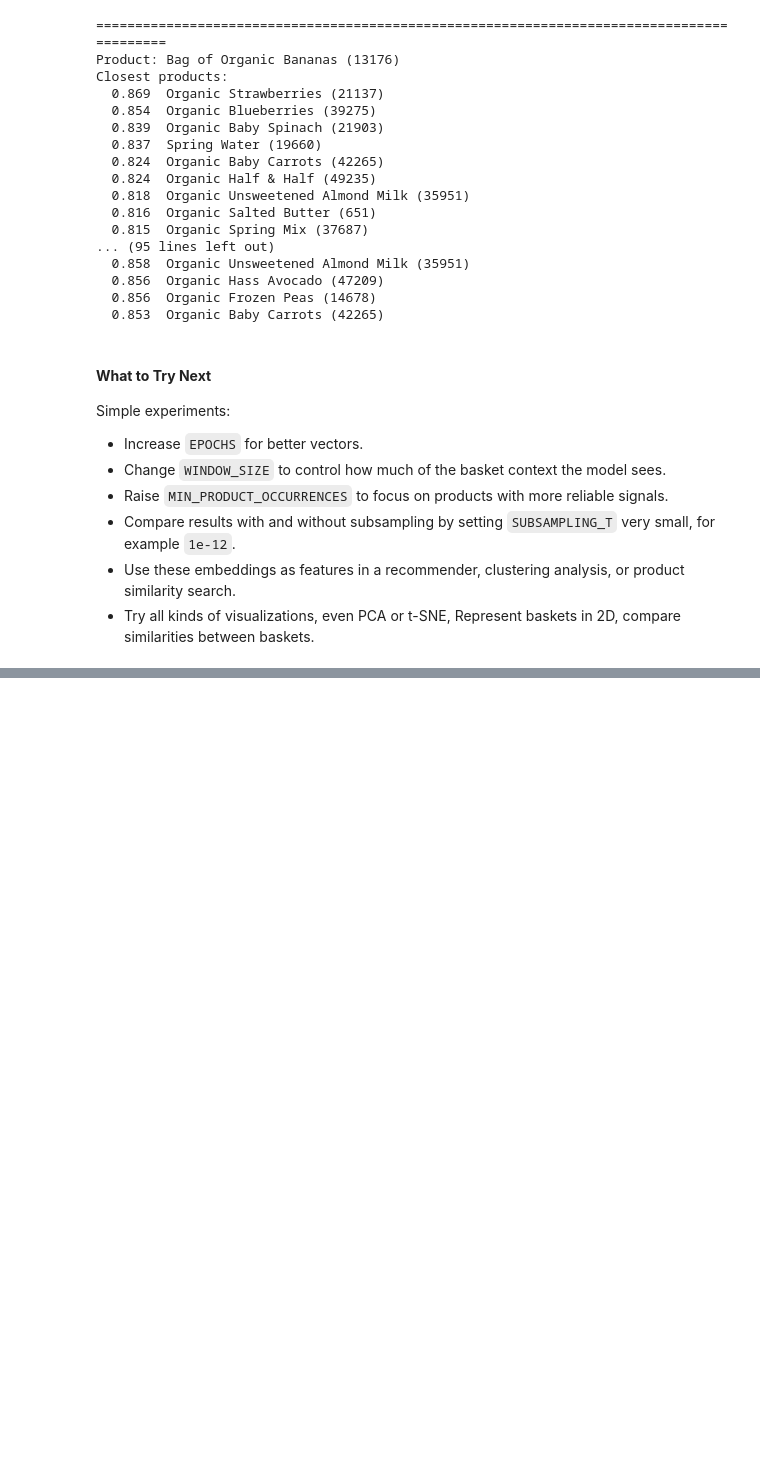
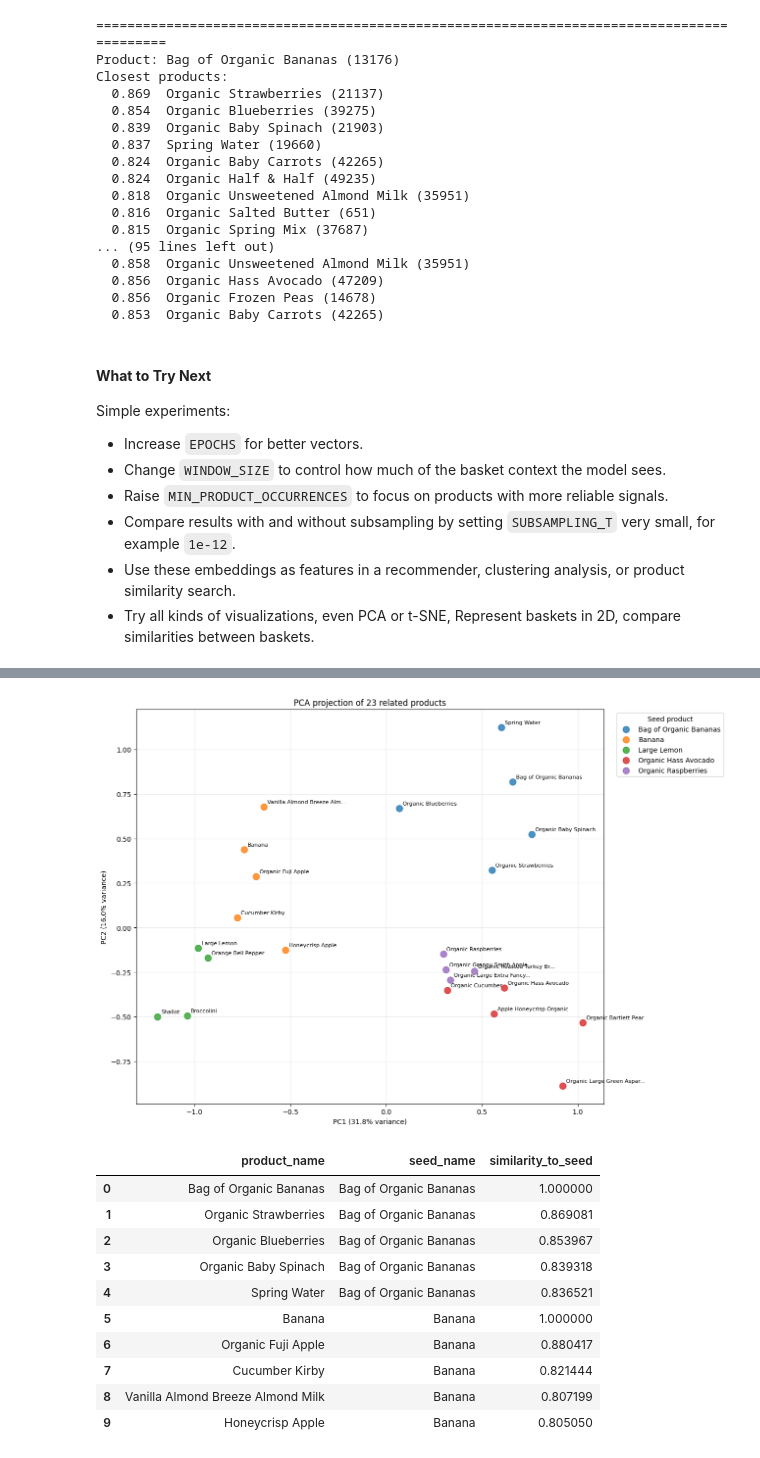
Before and after one commit to castorgit/AI_for_retail, a Jupyter notebook: 10_Product_embeddings/30_basket_analysis_INSTACART.ipynb, the cells around one changed output, grey strips where cells are left out. Cells and saved outputs as stored; diff of their text form; code cells hidden in the pictures; blank space fills up the shorter version.

Commit message:
new visual

```diff
--- a/10_Product_embeddings/30_basket_analysis_INSTACART.ipynb
+++ b/10_Product_embeddings/30_basket_analysis_INSTACART.ipynb
@@ -303,0 +329,65 @@ Simple experiments:
+# %%
+# Pick 5 popular seed products and gather 4 nearest neighbours for each one
+seed_product_ids = query_product_ids[:5]
+products_per_seed = 4
+
+selected_rows = []
+seen_product_ids = set()
+
+for seed_id in seed_product_ids:
+    seed_token = str(seed_id)
+    seed_name = product_names.get(seed_id, f"product_id={seed_id}")
+    candidates = [(seed_token, 1.0)] + model.wv.most_similar(seed_token, topn=products_per_seed)
+
+    for token, similarity in candidates:
+        product_id = int(token)
+        if product_id in seen_product_ids:
+            continue
+        seen_product_ids.add(product_id)
+        selected_rows.append({
+            "product_id": product_id,
+            "product_name": product_names.get(product_id, f"product_id={product_id}"),
+            "seed_name": seed_name,
+            "similarity_to_seed": similarity,
+        })
+
+selected_products = pd.DataFrame(selected_rows)
+selected_vectors = np.vstack([model.wv[str(pid)] for pid in selected_products["product_id"]])
+
+# Project the selected product embeddings into 2 dimensions
+pca = PCA(n_components=2, random_state=RANDOM_SEED)
+coords_2d = pca.fit_transform(selected_vectors)
+selected_products[["pca_1", "pca_2"]] = coords_2d
+
+plt.figure(figsize=(13, 9))
+for seed_name, group in selected_products.groupby("seed_name"):
+    plt.scatter(group["pca_1"], group["pca_2"], s=90, alpha=0.8, label=seed_name)
+
+for _, row in selected_products.iterrows():
+    label = row["product_name"]
+    if len(label) > 28:
+        label = label[:25] + "..."
+    plt.annotate(label, (row["pca_1"], row["pca_2"]), xytext=(5, 5), textcoords="offset points", fontsize=8)
+
+plt.title(f"PCA projection of {len(selected_products)} related products")
+plt.xlabel(f"PC1 ({pca.explained_variance_ratio_[0]:.1%} variance)")
+plt.ylabel(f"PC2 ({pca.explained_variance_ratio_[1]:.1%} variance)")
+plt.legend(title="Seed product", bbox_to_anchor=(1.02, 1), loc="upper left")
+plt.grid(alpha=0.25)
+plt.tight_layout()
+plt.show()
+
+selected_products[["product_name", "seed_name", "similarity_to_seed"]].head(10)
+# %% [output]
+[figure, added]
+|  | product_name | seed_name | similarity_to_seed |
+| 0 | Bag of Organic Bananas | Bag of Organic Bananas | 1.000000 |
+| 1 | Organic Strawberries | Bag of Organic Bananas | 0.869081 |
+| 2 | Organic Blueberries | Bag of Organic Bananas | 0.853967 |
+| 3 | Organic Baby Spinach | Bag of Organic Bananas | 0.839318 |
+| 4 | Spring Water | Bag of Organic Bananas | 0.836521 |
+| 5 | Banana | Banana | 1.000000 |
+| 6 | Organic Fuji Apple | Banana | 0.880417 |
+| 7 | Cucumber Kirby | Banana | 0.821444 |
+| 8 | Vanilla Almond Breeze Almond Milk | Banana | 0.807199 |
+| 9 | Honeycrisp Apple | Banana | 0.805050 |
```
Also changed, not shown: parts of 3 cells of this notebook.
